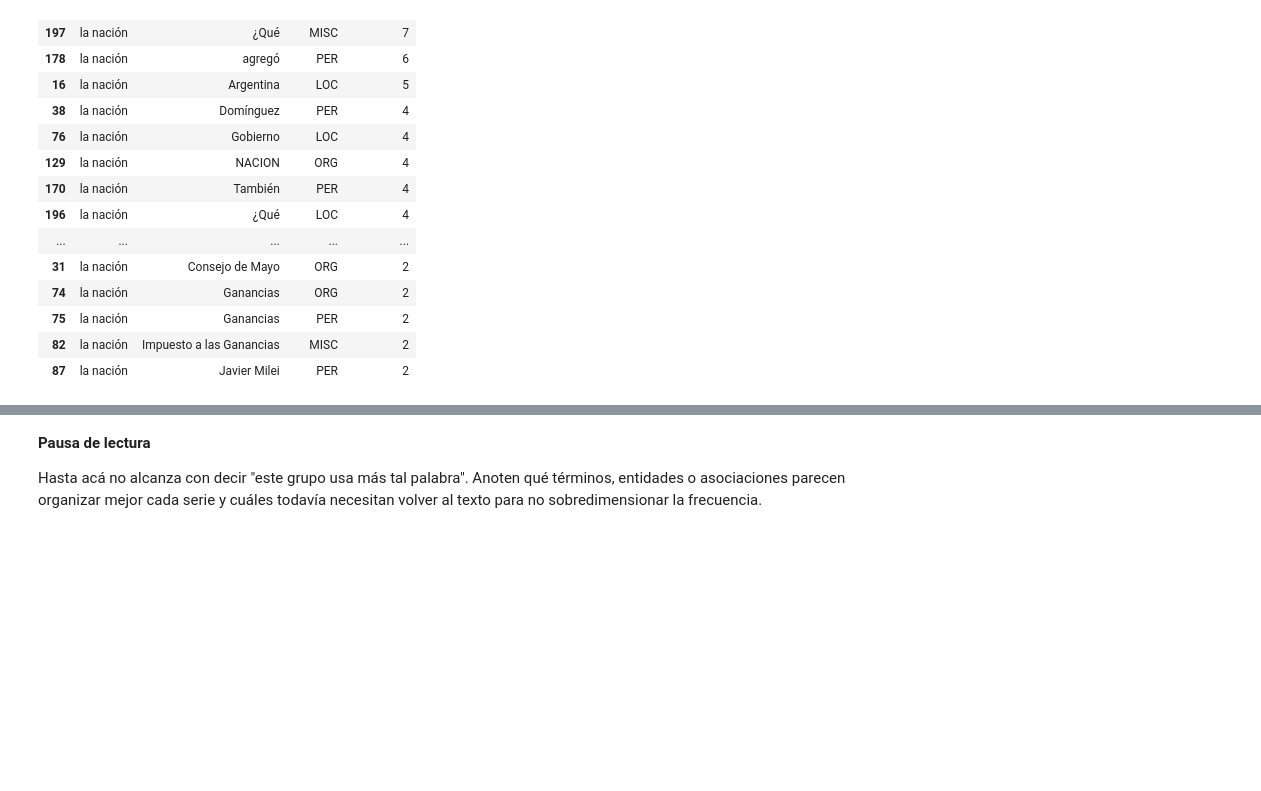
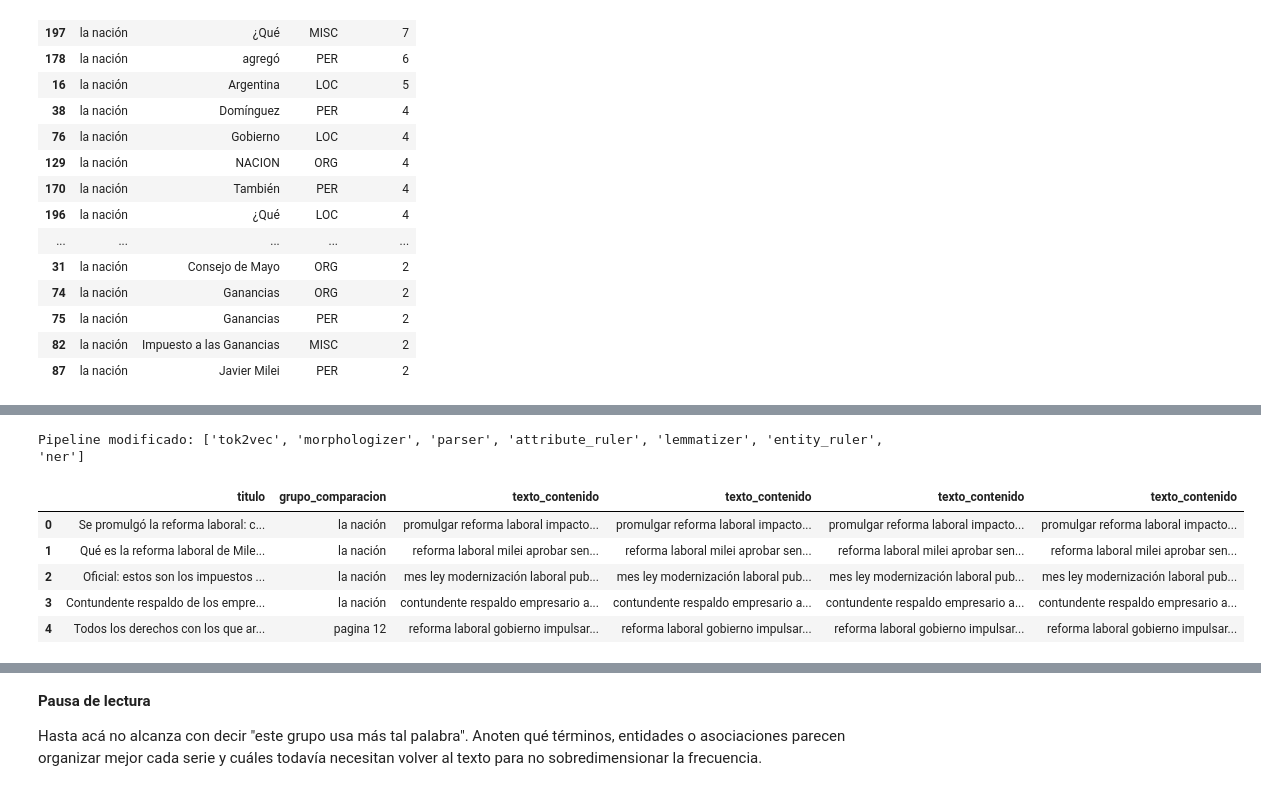
Before and after one commit to Sabri-Nang/sanches-sabrina-pln-1c-2026, a Jupyter notebook: TPI_2/TPI_2_Text_Mining_y_Analisis_Discursivo_Comparado.ipynb, the cells around one changed output, grey strips where cells are left out. Drawn from its saved outputs; the diff is of its cells as text; code cells hidden in the pictures; blank space fills up the shorter version.

```diff
--- a/TPI_2/TPI_2_Text_Mining_y_Analisis_Discursivo_Comparado.ipynb
+++ b/TPI_2/TPI_2_Text_Mining_y_Analisis_Discursivo_Comparado.ipynb
@@ -462,0 +619,71 @@ else:
+# %%
+# Cargamos un modelo limpio (sin modificaciones previas)
+nlp_mejorado = spacy.load("es_core_news_sm")
+
+# Creamos el EntityRuler y lo insertamos ANTES del componente 'ner'
+config = {"overwrite_ents": True}
+ruler = nlp_mejorado.add_pipe("entity_ruler", config=config, before="ner")
+
+# Diccionario de entidades locales
+patrones_locales = [
+    # Organismos gubernamentales
+    {"label": "ORG", "pattern": "Gobierno"},
+    {"label": "ORG", "pattern": "CAC"},
+    {"label": "ORG", "pattern": "Adeba"},
+    {"label": "ORG", "pattern": "ABA"},
+    # PER
+    {"label": "PER", "pattern": "Milei"},
+    {"label": "PER", "pattern": "Javier Milei"},
+    # Ubicaciones
+    {"label": "LOC", "pattern": "CABA"},
+    {"label": "LOC", "pattern": "AMBA"},
+    # Patrones multi-token
+    {"label": "ORG", "pattern": "Casa Rosada"},
+    {"label": "ORG", "pattern": [{"LOWER": "ministerio"}, {"LOWER": "de"}, {"LOWER": "trabajo"}]},
+    # MISC
+    {"label": "MISC", "pattern": "Bolsa de Comercio"}
+]
+
+ruler.add_patterns(patrones_locales)
+print(f"Pipeline modificado: {nlp_mejorado.pipe_names}")
+# %% [output]
+Pipeline modificado: ['tok2vec', 'morphologizer', 'parser', 'attribute_ruler', 'lemmatizer', 'entity_ruler', 'ner']
+# %%
+# --- Procesamos cada texto con spaCy ---
+registros_linguisticos = []
+for doc in nlp_mejorado.pipe(df[COLUMNA_TEXTO].tolist(), batch_size=8):
+    lemas = []
+    contenido = []
+    entidades = []
+
+    for token in doc:
+        if token.is_space:
+            continue
+        lema = normalizar_lemma(token)
+        lemas.append(lema)
+        # Solo palabras alfabéticas que no sean stopwords
+        if token.is_alpha and not token.is_stop:
+            contenido.append(lema)
+
+    # Extraemos entidades nombradas (personas, organizaciones, lugares)
+    for entidad in doc.ents:
+        entidades.append({"texto": entidad.text, "etiqueta": entidad.label_})
+
+    registros_linguisticos.append({
+        "texto_lemas": " ".join(lemas),
+        "texto_contenido": " ".join(contenido),
+        "entidades": entidades,
+    })
+
+# Unimos los resultados al DataFrame principal
+df_linguistico = pd.DataFrame(registros_linguisticos)
+df = pd.concat([df.reset_index(drop=True), df_linguistico], axis=1)
+
+display(df[["titulo", COLUMNA_GRUPO, "texto_contenido"]].head())
+# %% [output]
+|  | titulo | grupo_comparacion | texto_contenido | texto_contenido | texto_contenido | texto_contenido |
+| 0 | Se promulgó la reforma laboral: c... | la nación | promulgar reforma laboral impacto... | promulgar reforma laboral impacto... | promulgar reforma laboral impacto... | promulgar reforma laboral impacto... |
+| 1 | Qué es la reforma laboral de Mile... | la nación | reforma laboral milei aprobar sen... | reforma laboral milei aprobar sen... | reforma laboral milei aprobar sen... | reforma laboral milei aprobar sen... |
+| 2 | Oficial: estos son los impuestos ... | la nación | mes ley modernización laboral pub... | mes ley modernización laboral pub... | mes ley modernización laboral pub... | mes ley modernización laboral pub... |
+| 3 | Contundente respaldo de los empre... | la nación | contundente respaldo empresario a... | contundente respaldo empresario a... | contundente respaldo empresario a... | contundente respaldo empresario a... |
+| 4 | Todos los derechos con los que ar... | pagina 12 | reforma laboral gobierno impulsar... | reforma laboral gobierno impulsar... | reforma laboral gobierno impulsar... | reforma laboral gobierno impulsar... |
```
Also changed, not shown: parts of 6 cells of this notebook.
